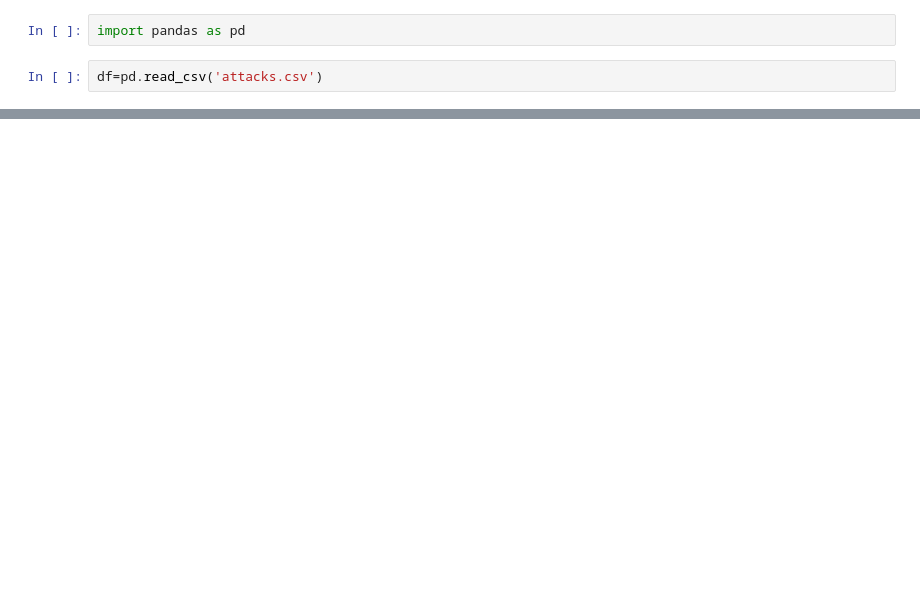
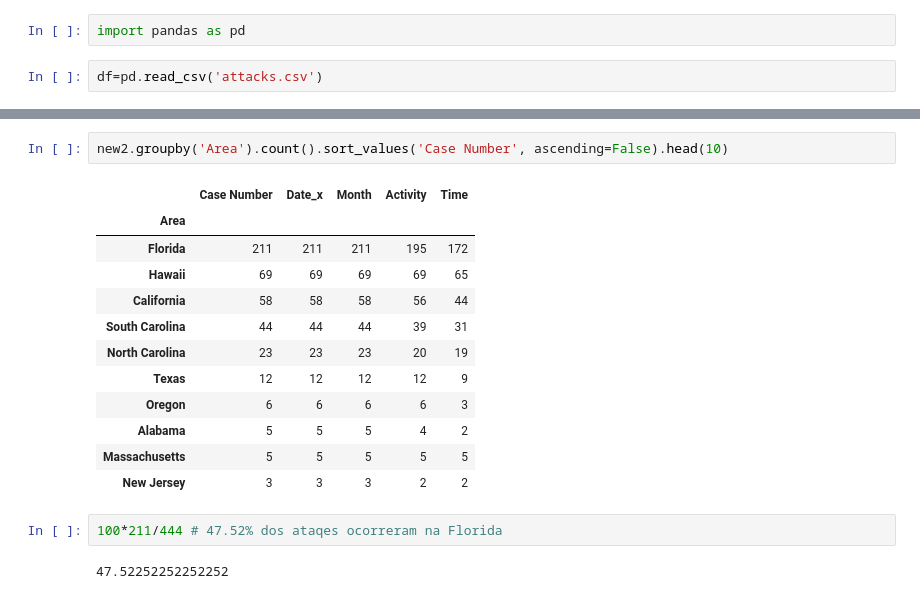
Before and after one commit to RGazzaneo/projeto_SharkAttack, a Jupyter notebook: Untitled.ipynb, the cells around one changed output, grey strips where cells are left out. Saved outputs shown, nothing was run; the diff lists cells and outputs as text; blank space fills up the shorter version.

```diff
--- a/Untitled.ipynb
+++ b/Untitled.ipynb
@@ -22,0 +240,19 @@ df
+# %%
+new2.groupby('Area').count().sort_values('Case Number', ascending=False).head(10)
+# %% [output]
+|  | Case Number | Date_x | Month | Activity | Time |
+| Area |  |  |  |  |  |
+| Florida | 211 | 211 | 211 | 195 | 172 |
+| Hawaii | 69 | 69 | 69 | 69 | 65 |
+| California | 58 | 58 | 58 | 56 | 44 |
+| South Carolina | 44 | 44 | 44 | 39 | 31 |
+| North Carolina | 23 | 23 | 23 | 20 | 19 |
+| Texas | 12 | 12 | 12 | 12 | 9 |
+| Oregon | 6 | 6 | 6 | 6 | 3 |
+| Alabama | 5 | 5 | 5 | 4 | 2 |
+| Massachusetts | 5 | 5 | 5 | 5 | 5 |
+| New Jersey | 3 | 3 | 3 | 2 | 2 |
+# %%
+100*211/444 # 47.52% dos ataqes ocorreram na Florida
+# %% [output]
+47.52252252252252
```
Also changed, not shown: parts of 45 cells of this notebook.
